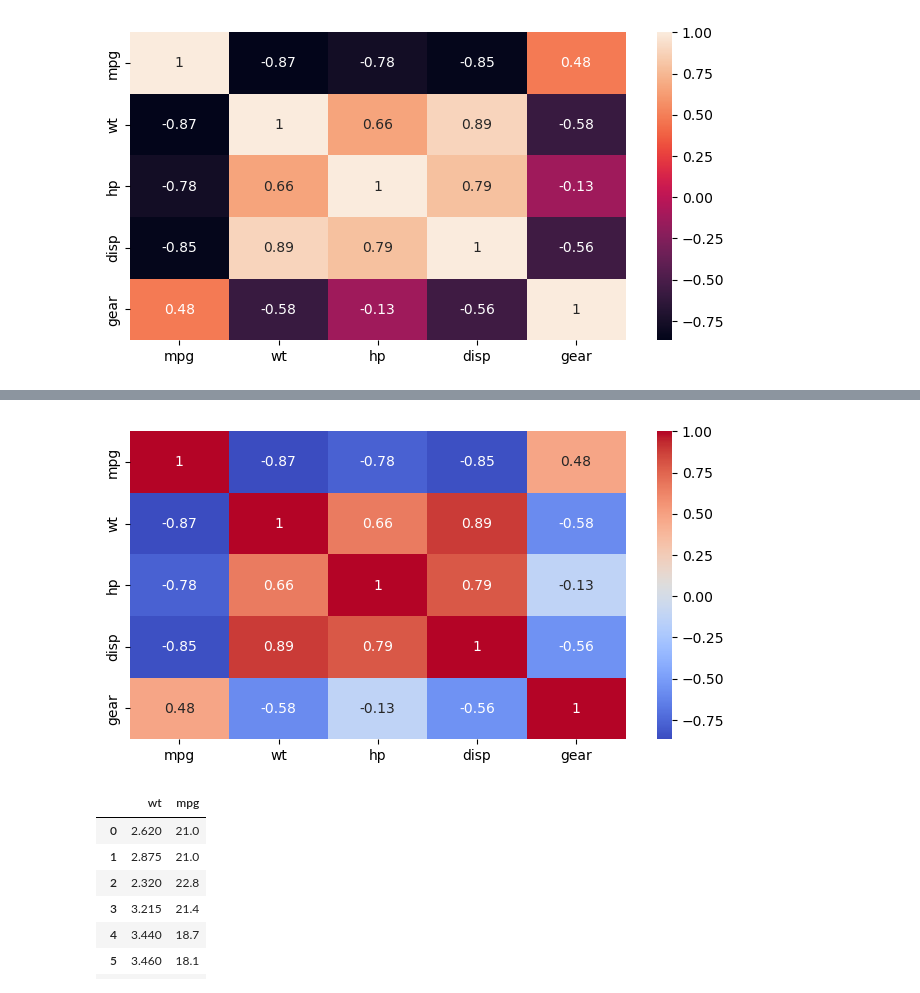
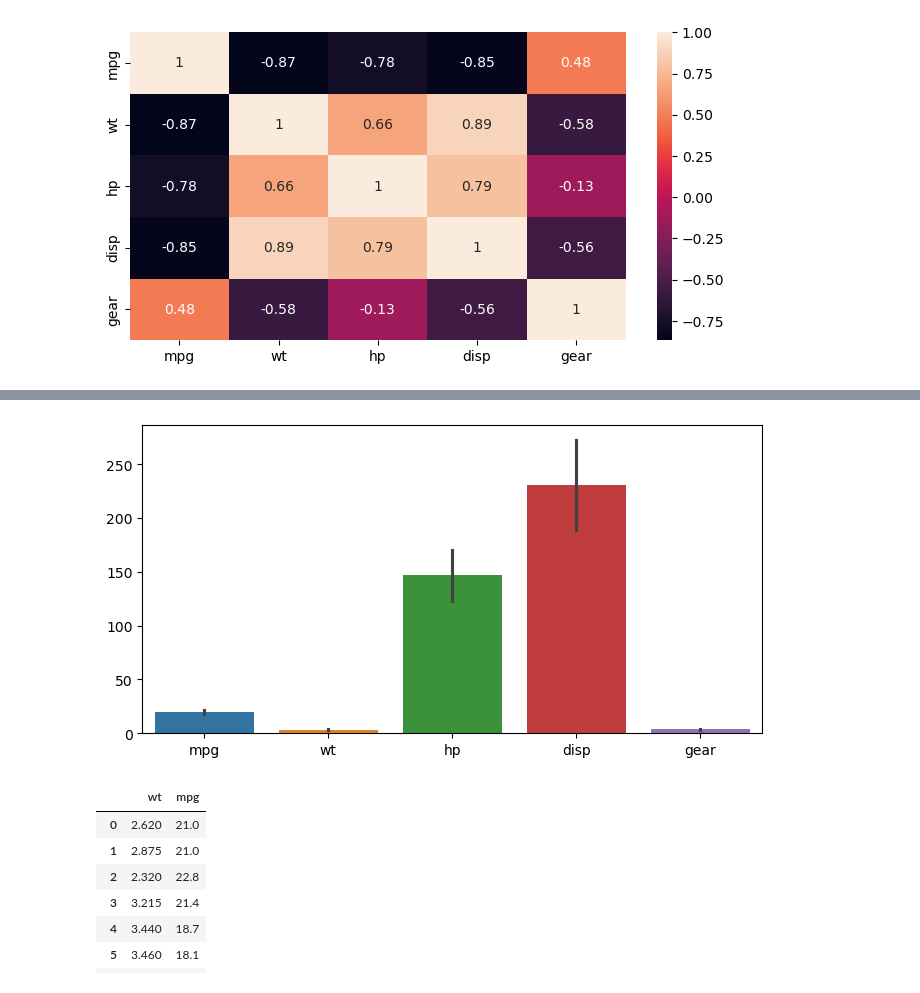
Before and after one commit to vidyadharbendre/learn_advanced_python_using_examples, a Jupyter notebook: notebooks/Advanced/advanced_python_programming_4.ipynb, the cells around one changed output, grey strips where cells are left out. Saved outputs shown, nothing was run; the diff lists cells and outputs as text; code cells hidden in the pictures.

Commit message:
added image and updated adv 3

```diff
--- a/notebooks/Advanced/advanced_python_programming_4.ipynb
+++ b/notebooks/Advanced/advanced_python_programming_4.ipynb
@@ -1447,9 +1672,9 @@ plt.show()
 # %%
 plt.figure(figsize=(8, 4), dpi=100)
-sns.heatmap(cmat, annot=True, cmap='coolwarm')
+sns.barplot(data=df1)
 plt.show()
 # %% [output]
-[figure, old version]
+[figure, new version]
 # %%
 df1[['wt', 'mpg']]
 # %% [output]
```
Also changed, not shown: parts of 33 cells of this notebook, 4 other files.
